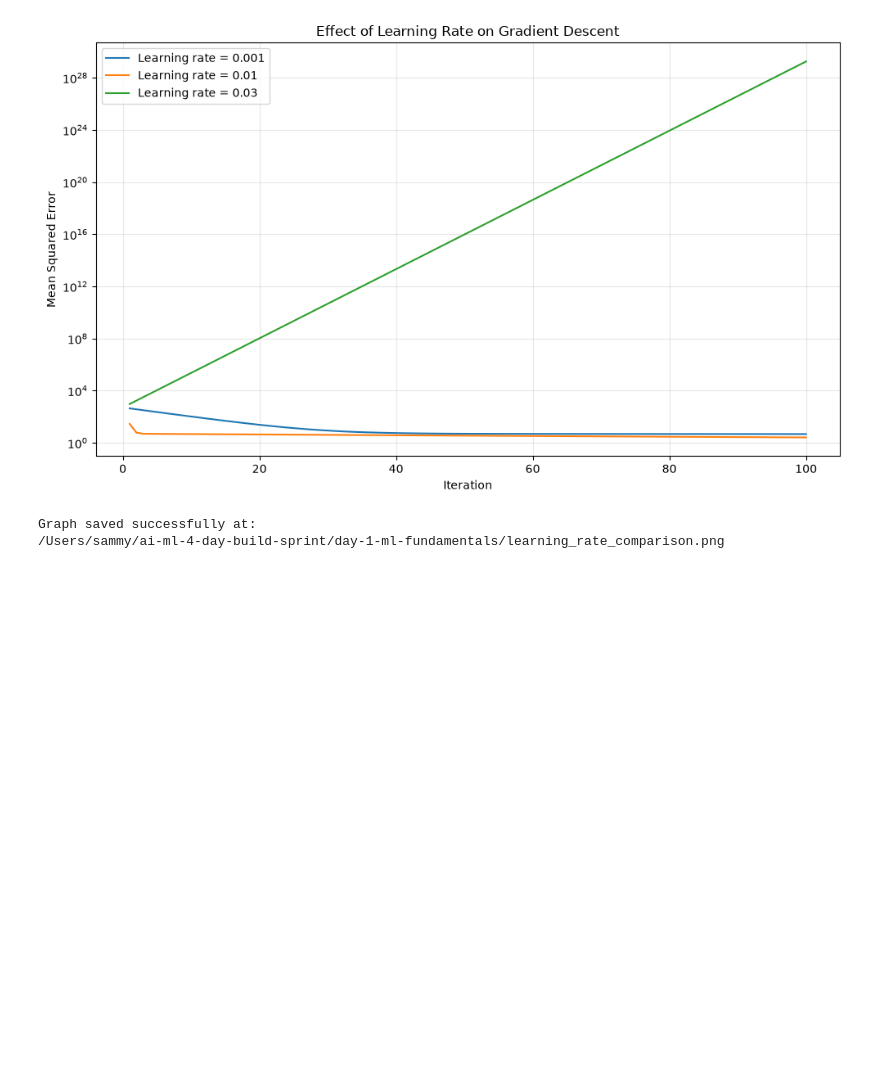
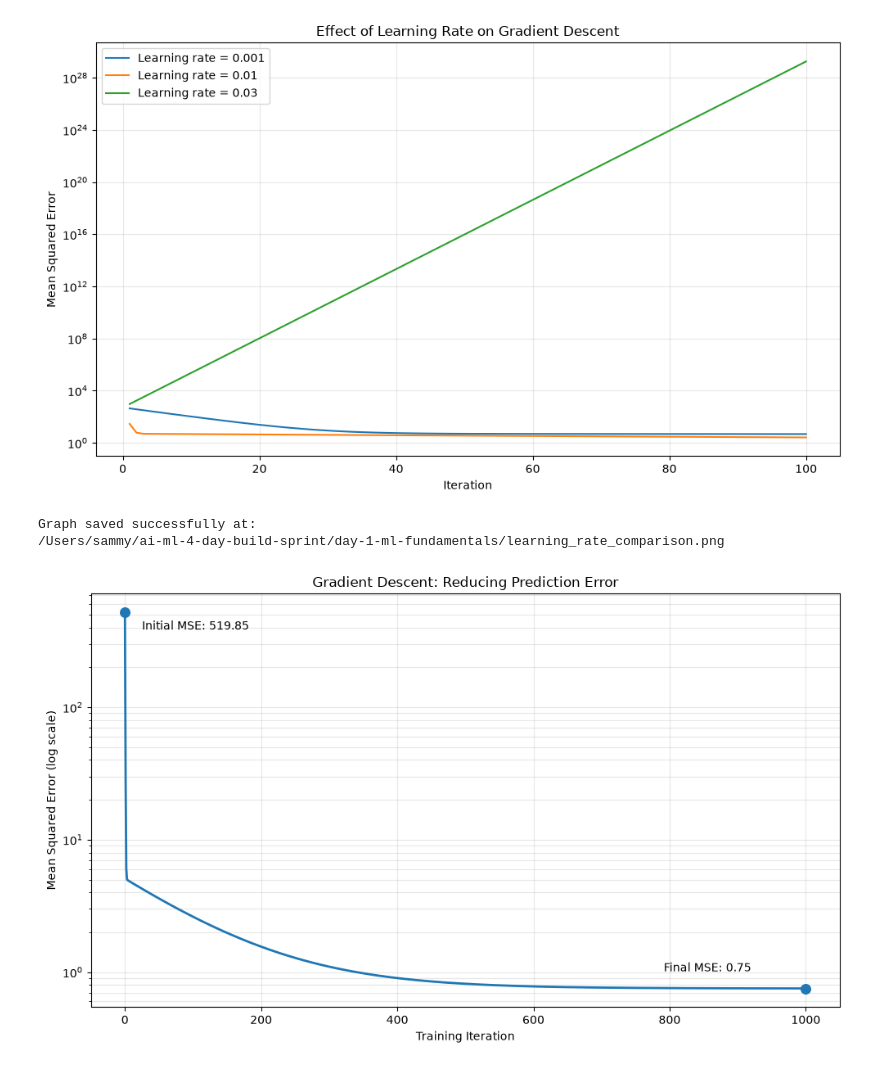
Before and after one commit to SammyK0307/ai-ml-4-day-build-sprint, a Jupyter notebook: day-1-ml-fundamentals/02_gradient_descent_visualizer.ipynb, the cells around one changed output. Drawn from its saved outputs; the diff is of its cells as text; code cells hidden in the pictures; blank space fills up the shorter version.

Commit message:
Improve Gradient Descent loss curve visualization

```diff
--- a/day-1-ml-fundamentals/02_gradient_descent_visualizer.ipynb
+++ b/day-1-ml-fundamentals/02_gradient_descent_visualizer.ipynb
@@ -331,3 +331,50 @@ print(file_path.resolve())
 [figure]
 Graph saved successfully at:
 /Users/sammy/ai-ml-4-day-build-sprint/day-1-ml-fundamentals/learning_rate_comparison.png
+# %%
+# Include the initial error before training
+loss_with_initial = [initial_mse] + loss_history
+iterations = np.arange(len(loss_with_initial))
+
+plt.figure(figsize=(10, 6))
+
+plt.plot(iterations, loss_with_initial, linewidth=2)
+
+# Highlight the starting and ending errors
+plt.scatter(
+    [0, len(loss_with_initial) - 1],
+    [loss_with_initial[0], loss_with_initial[-1]],
+    s=70,
+    zorder=3
+)
+
+plt.annotate(
+    f"Initial MSE: {loss_with_initial[0]:.2f}",
+    xy=(0, loss_with_initial[0]),
+    xytext=(15, -15),
+    textcoords="offset points"
+)
+
+plt.annotate(
+    f"Final MSE: {loss_with_initial[-1]:.2f}",
+    xy=(len(loss_with_initial) - 1, loss_with_initial[-1]),
+    xytext=(-125, 15),
+    textcoords="offset points"
+)
+
+plt.xlabel("Training Iteration")
+plt.ylabel("Mean Squared Error (log scale)")
+plt.title("Gradient Descent: Reducing Prediction Error")
+plt.yscale("log")
+plt.grid(True, which="both", alpha=0.3)
+plt.tight_layout()
+
+plt.savefig(
+    "gradient_descent_loss.png",
+    dpi=300,
+    bbox_inches="tight"
+)
+
+plt.show()
+# %% [output]
+[figure, added]
```
Also changed, not shown: 1 other file.
